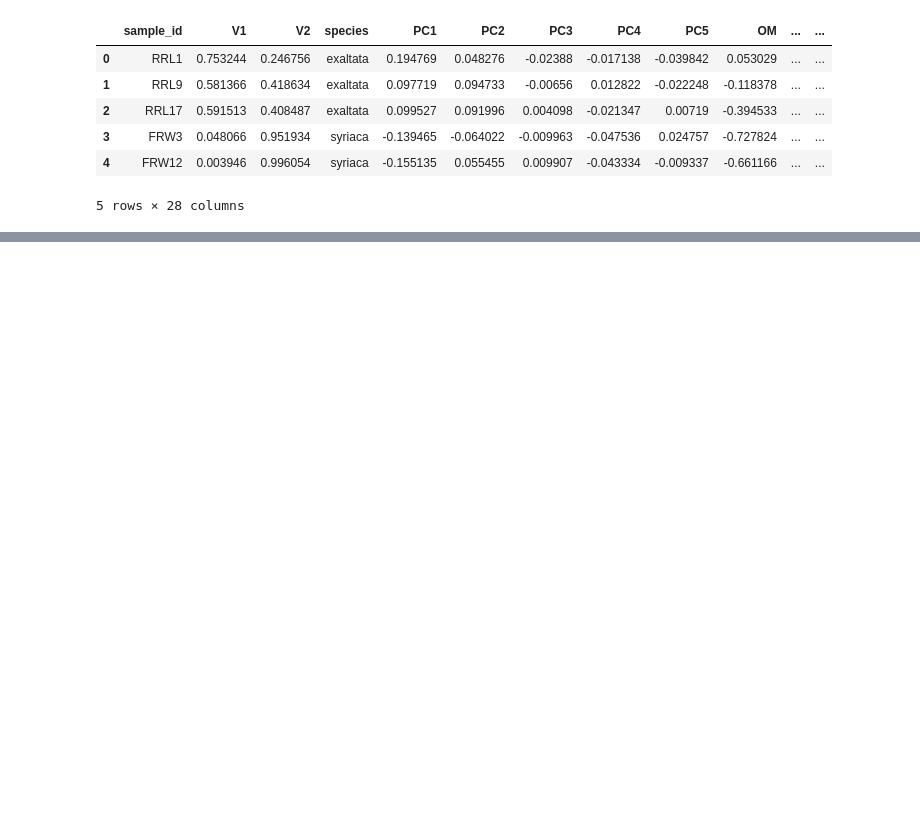
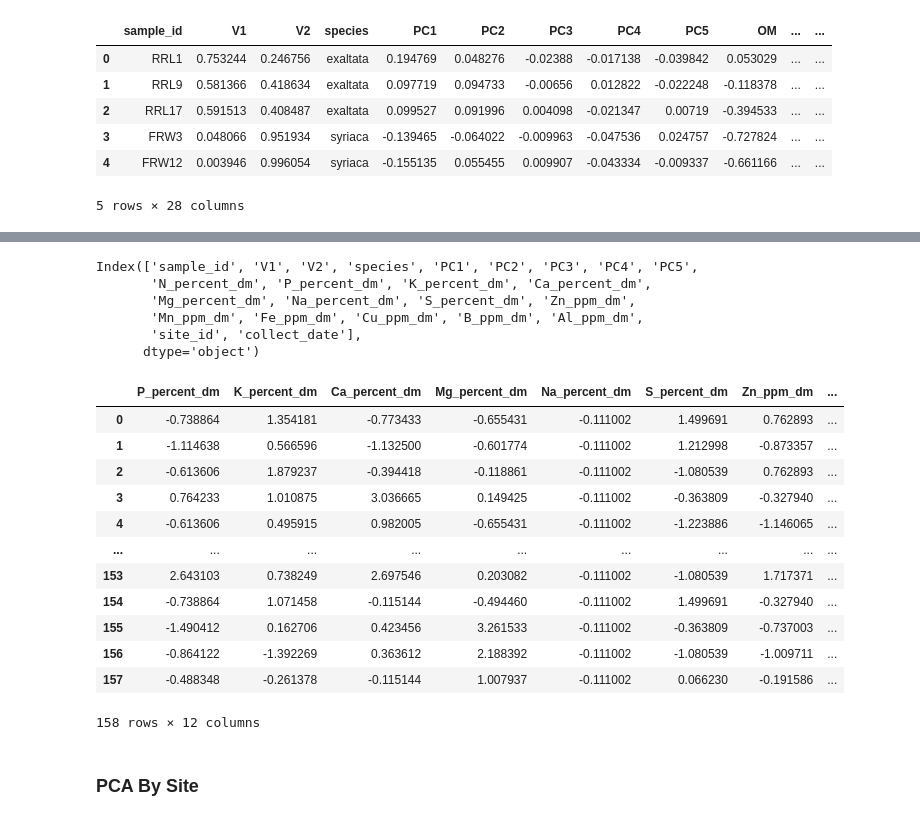
Before and after one commit to chdorgeix1/research_project, a Jupyter notebook: descriptive_analysis/combined_analyses.ipynb, the cells around one changed output, grey strips where cells are left out. Drawn from its saved outputs; the diff is of its cells as text; code cells hidden in the pictures; blank space fills up the shorter version.

Commit message:
Added plant nutrient analysis without nitrogen to combined analyses

```diff
--- a/descriptive_analysis/combined_analyses.ipynb
+++ b/descriptive_analysis/combined_analyses.ipynb
@@ -179,0 +190,37 @@ plt.show()
+# %%
+fulldf = fulldf.T.drop_duplicates().T
+# %%
+fulldf.columns
+# %% [output]
+Index(['sample_id', 'V1', 'V2', 'species', 'PC1', 'PC2', 'PC3', 'PC4', 'PC5',
+       'N_percent_dm', 'P_percent_dm', 'K_percent_dm', 'Ca_percent_dm',
+       'Mg_percent_dm', 'Na_percent_dm', 'S_percent_dm', 'Zn_ppm_dm',
+       'Mn_ppm_dm', 'Fe_ppm_dm', 'Cu_ppm_dm', 'B_ppm_dm', 'Al_ppm_dm',
+       'site_id', 'collect_date'],
+      dtype='object')
+# %%
+df = fulldf
+df = df.drop(['N_percent_dm'], axis = 1)
+# %%
+nutrients = df.columns.drop(['V1','V2','PC1', 'PC2', 'PC3', 'PC4', 'PC5', 'sample_id', 'species', 'site_id', 'collect_date'])
+df[nutrients] = df[nutrients].astype(float)
+# %%
+df[nutrients] = StandardScaler().fit_transform(df[nutrients])
+# %%
+df[nutrients]
+# %% [output]
+|  | P_percent_dm | K_percent_dm | Ca_percent_dm | Mg_percent_dm | Na_percent_dm | S_percent_dm | Zn_ppm_dm | ... |
+| 0 | -0.738864 | 1.354181 | -0.773433 | -0.655431 | -0.111002 | 1.499691 | 0.762893 | ... |
+| 1 | -1.114638 | 0.566596 | -1.132500 | -0.601774 | -0.111002 | 1.212998 | -0.873357 | ... |
+| 2 | -0.613606 | 1.879237 | -0.394418 | -0.118861 | -0.111002 | -1.080539 | 0.762893 | ... |
+| 3 | 0.764233 | 1.010875 | 3.036665 | 0.149425 | -0.111002 | -0.363809 | -0.327940 | ... |
+| 4 | -0.613606 | 0.495915 | 0.982005 | -0.655431 | -0.111002 | -1.223886 | -1.146065 | ... |
+| ... | ... | ... | ... | ... | ... | ... | ... | ... |
+| 153 | 2.643103 | 0.738249 | 2.697546 | 0.203082 | -0.111002 | -1.080539 | 1.717371 | ... |
+| 154 | -0.738864 | 1.071458 | -0.115144 | -0.494460 | -0.111002 | 1.499691 | -0.327940 | ... |
+| 155 | -1.490412 | 0.162706 | 0.423456 | 3.261533 | -0.111002 | -0.363809 | -0.737003 | ... |
+| 156 | -0.864122 | -1.392269 | 0.363612 | 2.188392 | -0.111002 | -1.080539 | -1.009711 | ... |
+| 157 | -0.488348 | -0.261378 | -0.115144 | 1.007937 | -0.111002 | 0.066230 | -0.191586 | ... |
+158 rows × 12 columns
+# %% [markdown]
+### PCA By Site
```
Also changed, not shown: parts of 26 cells of this notebook, 1 other file.
